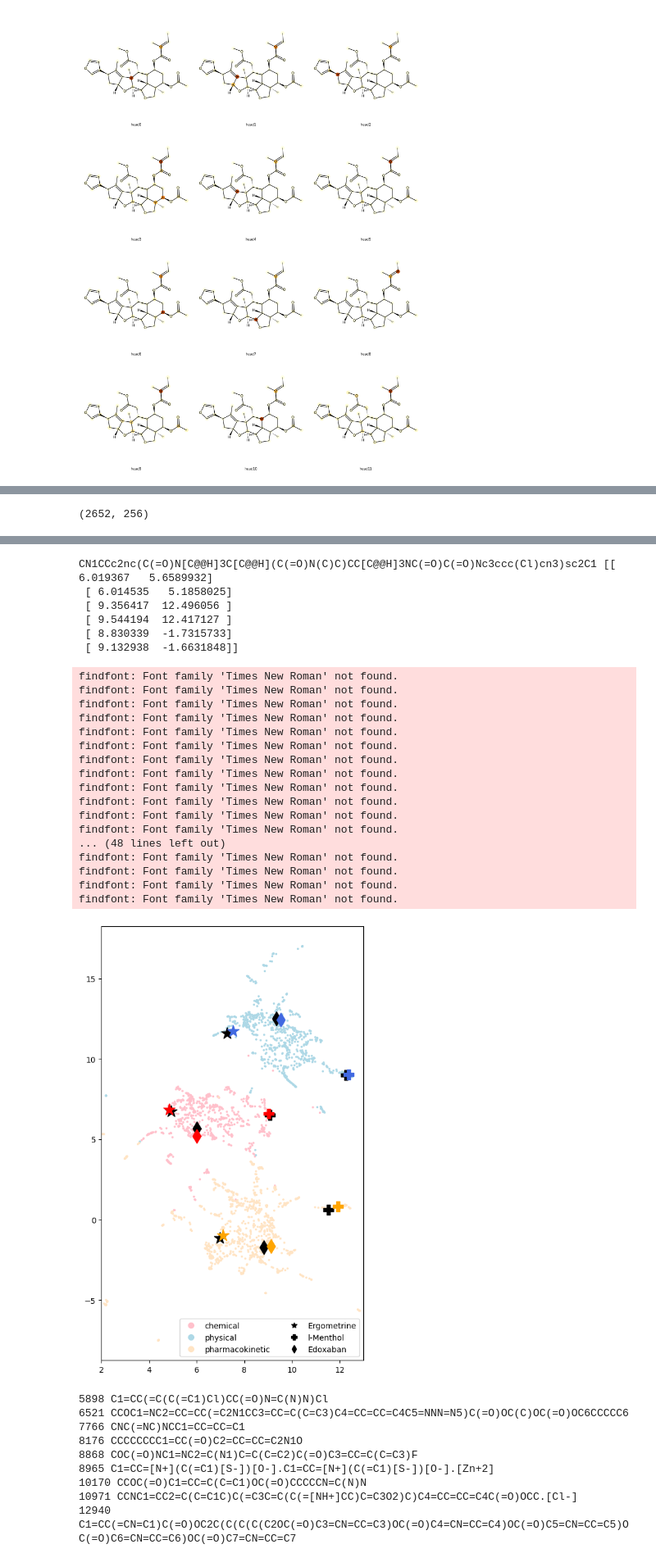
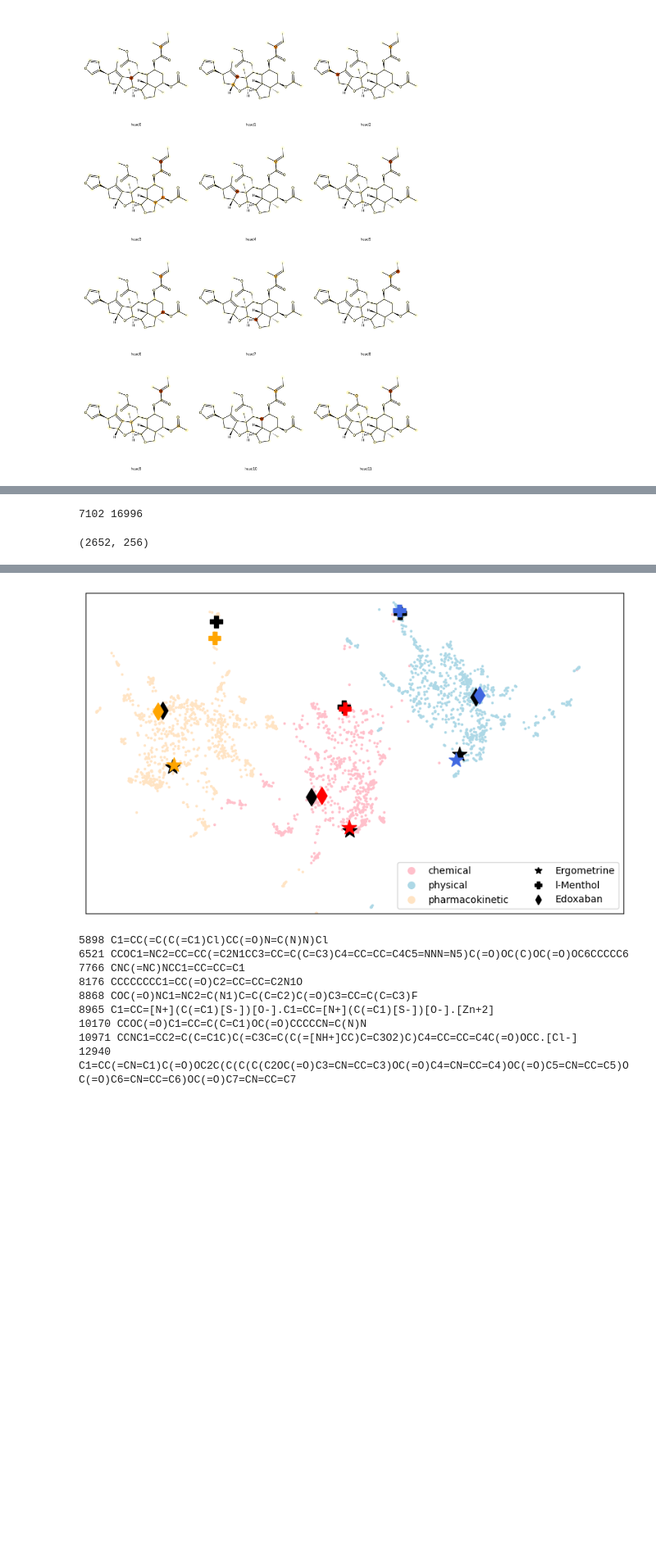
Before and after one commit to PharMolix/OpenBioMed, a Jupyter notebook: examples/visualize.ipynb, the cells around one changed output, grey strips where cells are left out. Shown at 82% size. Drawn from its saved outputs; the diff is of its cells as text; code cells hidden in the pictures; blank space fills up the shorter version.

```diff
--- a/examples/visualize.ipynb
+++ b/examples/visualize.ipynb
@@ -232,12 +232,13 @@ from rdkit.Chem.Draw import IPythonConsole
 
 import matplotlib as mpl
 
-smi = "CC(=O)OC1=CC=CC=C1C(=O)O"
+smi = "C[C@@H](CO)NC(=O)[C@H]1CN([C@@H]2CC3=CNC4=CC=CC(=C34)C2=C1)C"
 mol = Chem.MolFromSmiles(smi)
 colors = [(255 / 255, 107 / 255, 114 / 255), (255 / 255, 126 / 255, 47 / 255), (255 / 255, 179 / 255, 49 / 255)]
 color_idxs = [0, 0, 0, 0, 1, 1, 1, 1, 1, 1, 2, 2, 2]
 img = Draw.MolsToGridImage(
     [mol],
+    subImgSize=(500, 500)
     #highlightAtoms=[0, 1, 2, 3, 4, 5, 6, 7, 8],
     #highlightBonds=[0, 1, 2, 3, 4, 5, 6, 7, 16],
     #highlightAtoms=[11, 12, 13],
@@ -253,3 +254,17 @@ display(img)
+# %%
+import json
+
+cnt = 0
+smis = set()
+for split in ["train", "val", "test"]:
+    data = json.load(open("../datasets/mtr/mvst_mix/" + split + ".json", "r"))
+    for persp in data:
+        for line in data[persp]:
+            smis.add(line[0])
+            cnt += 1
+print(len(smis), cnt)
+# %% [output]
+7102 16996
 # %%
 import matplotlib.pyplot as plt
 import torch
@@ -264,26 +279,31 @@ sys.path.append("/mnt/luoyz_dair/OpenBioMed/open_biomed/")
 
 import pickle
 data = pickle.load(open("../assets/mvmol_intermediate.pkl", "rb"))
+views = data["view"]
+#data = pickle.load(open("../assets/moleculestm_intermediate.pkl", "rb"))
 text_rep = data["text_rep"].numpy()
 print(text_rep.shape)
+mol_rep = np.mean(data["mol_rep"].numpy(), axis=1)
 umap_model = umap.UMAP(n_components=2, random_state=42)
-x = umap_model.fit_transform(text_rep)
+# x = umap_model.fit_transform(text_rep)
+umap_model.fit(text_rep)
+x = umap_model.transform(mol_rep)
 # print(data["view"])
 all_xs = [[], [], []]
 for i in range(x.shape[0]):
-    if "chemical" in data["view"][i]:
+    if "chemical" in views[i]:
         all_xs[0].append(x[i])
-    if "physical" in data["view"][i]:
+    if "physical" in views[i]:
         all_xs[1].append(x[i])
-    if "pharmacokinetic" in data["view"][i]:
+    if "pharmacokinetic" in views[i]:
         all_xs[2].append(x[i])
 legend = ["chemical", "physical", "pharmacokinetic"]
 # cols = ["#198bd3", "#41a592", "#f6ce48", "#000000"]
 cols1 = ['pink', 'lightblue', 'bisque']
-plt.figure(figsize=(6, 10))
-plt.rcParams["font.family"] = "Times New Roman"
+plt.figure(figsize=(10, 6))
+# plt.rcParams["font.family"] = "Times New Roman"
 for i in range(3):
-    plt.scatter(np.array(all_xs[i])[:, 0], np.array(all_xs[i])[:, 1], c=[cols1[i] for j in range(len(all_xs[i]))], s=3)
+    plt.scatter(np.array(all_xs[i])[:, 1], np.array(all_xs[i])[:, 0], c=[cols1[i] for j in range(len(all_xs[i]))], s=3)
 
 data_raw = json.load(open("../datasets/mtr/mvst_mix/test.json", "r"))
 smi2id = {}
@@ -311,8 +331,9 @@ for smi in smi2id:
         mol_colors = []
         selected_smi.append(smi)
         for i in range(3):
+            mol_reps.append(np.mean(data["mol_rep"][smi2id[smi][i]].numpy(), axis=0))
             mol_reps.append(text_rep[smi2id[smi][i]])
-            mol_reps.append(np.mean(data["mol_rep"][smi2id[smi][i]].numpy(), axis=0))
+            # mol_reps.append(data["mol_rep"][smi2id[smi][i]])
 
         # mol_reps.append(np.mean(data["mol_rep_noview"][smi2id[smi][i]].numpy(), axis=0))
         #mol_reps.append(x[i])
@@ -320,7 +341,7 @@ for smi in smi2id:
         mol_reps = umap_model.transform(np.array(mol_reps))
         print(smi, mol_reps)
         mol_colors = [0, 2, 1, 3]
-        plt.scatter(mol_reps[: ,0], mol_reps[:, 1], c=cols2, s=sizes[len(selected_smi) - 1], marker=markers[len(selected_smi) - 1])
+        plt.scatter(mol_reps[: ,1], mol_reps[:, 0], c=cols2, s=sizes[len(selected_smi) - 1], marker=markers[len(selected_smi) - 1])
 
 from matplotlib.legend_handler import HandlerLine2D
 from matplotlib.lines import Line2D
@@ -342,7 +363,10 @@ custom_legend = [Line2D([0], [0], color=cols1[0], marker='o', markersize=7,
 leges = ["chemical", "physical", "pharmacokinetic", "Ergometrine", "l-Menthol", "Edoxaban"]
 plt.legend(custom_legend, leges, handler_map={tuple: HandlerTuple(ndivide=None)}, fontsize=10, ncols=2)
 
-plt.xlim(2, 13)
+plt.xlim(-5, 19)
+plt.ylim(2, 13)
+plt.xticks([])
+plt.yticks([])
 plt.show()
 # %% [output]
 (2652, 256)
@@ -381,27 +390,4 @@ findfont: Font family 'Times New Roman' not found.
-CN1CCc2nc(C(=O)N[C@@H]3C[C@@H](C(=O)N(C)C)CC[C@@H]3NC(=O)C(=O)Nc3ccc(Cl)cn3)sc2C1 [[ 6.019367   5.6589932]
- [ 6.014535   5.1858025]
- [ 9.356417  12.496056 ]
- [ 9.544194  12.417127 ]
- [ 8.830339  -1.7315733]
- [ 9.132938  -1.6631848]]
-findfont: Font family 'Times New Roman' not found.
-findfont: Font family 'Times New Roman' not found.
-findfont: Font family 'Times New Roman' not found.
-findfont: Font family 'Times New Roman' not found.
-findfont: Font family 'Times New Roman' not found.
-findfont: Font family 'Times New Roman' not found.
-findfont: Font family 'Times New Roman' not found.
-findfont: Font family 'Times New Roman' not found.
-findfont: Font family 'Times New Roman' not found.
-findfont: Font family 'Times New Roman' not found.
-findfont: Font family 'Times New Roman' not found.
-findfont: Font family 'Times New Roman' not found.
-... (48 lines left out)
-findfont: Font family 'Times New Roman' not found.
-findfont: Font family 'Times New Roman' not found.
-findfont: Font family 'Times New Roman' not found.
-findfont: Font family 'Times New Roman' not found.
-[figure, old version]
+[figure, new version]
 # %%
 import pickle
 import matplotlib.pyplot as plt
```
Also changed, not shown: parts of 2 cells of this notebook, 6 other files.
